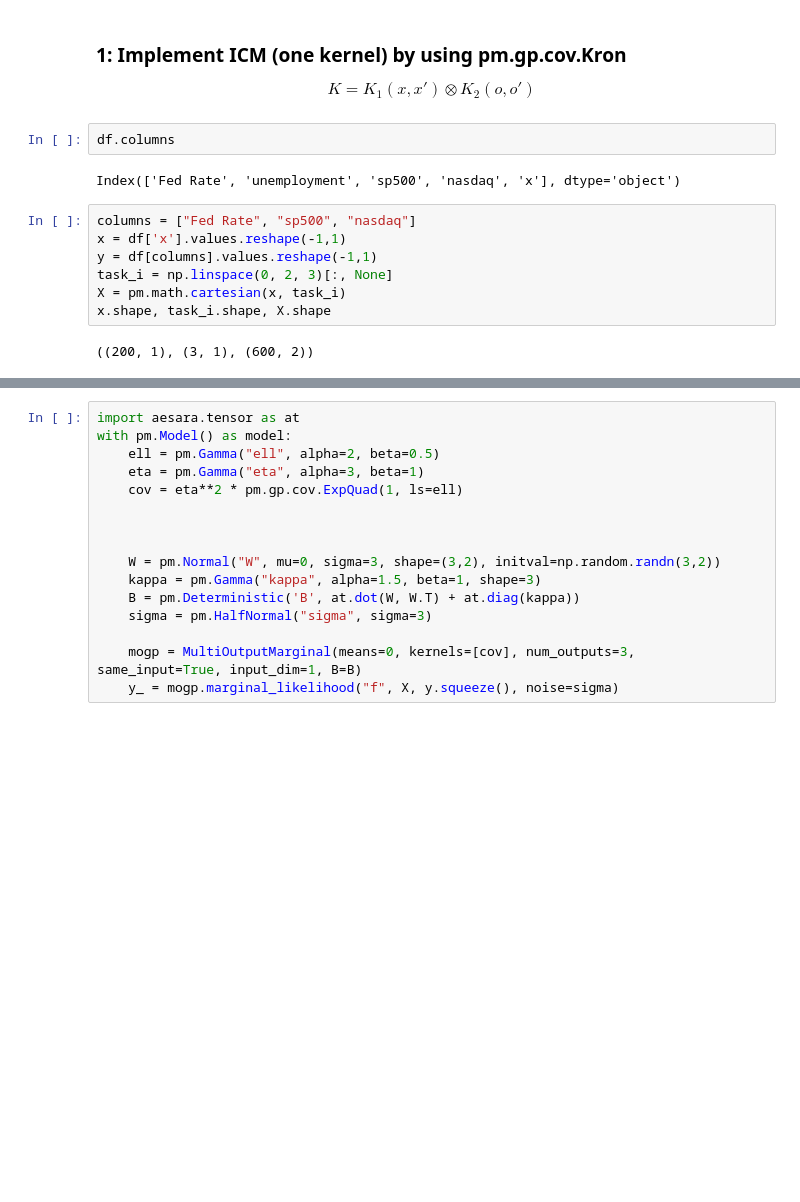
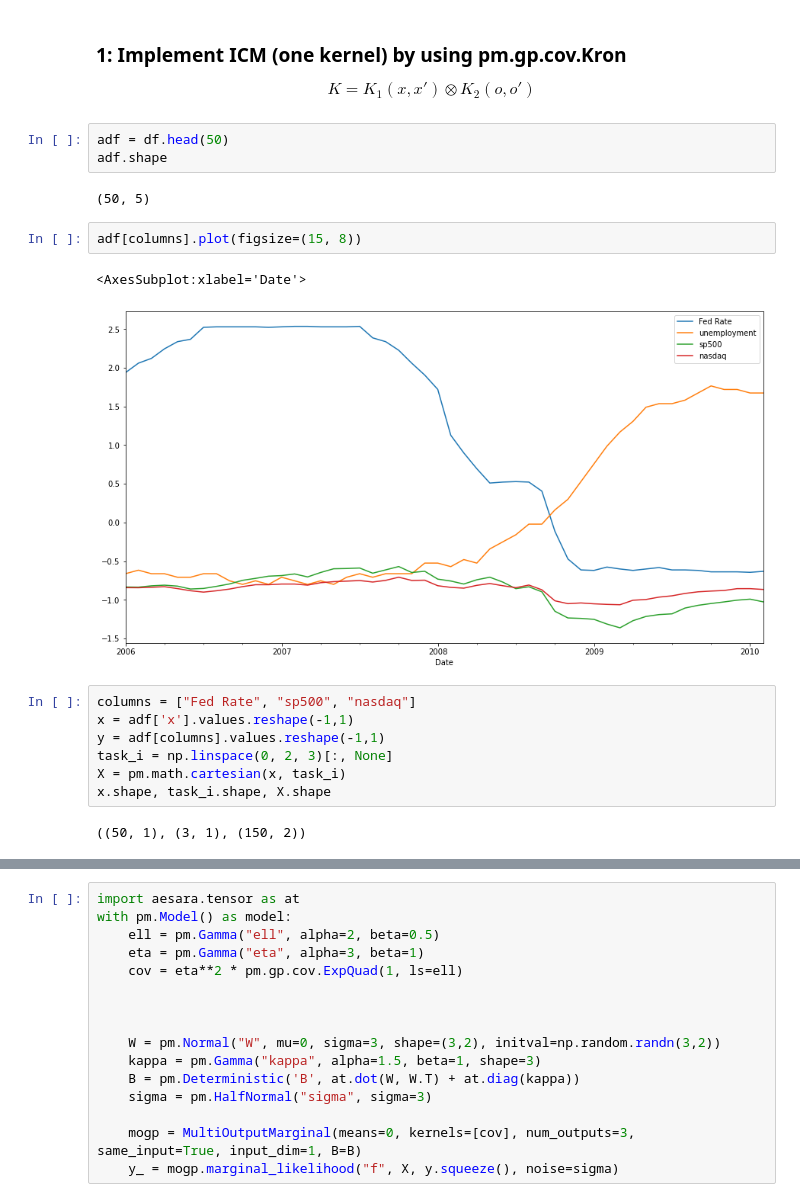
Before and after one commit to danhphan/gp_experiments, a Jupyter notebook: experiments/25_multitask_gp_economy_metrics.ipynb, the cells around one changed output, grey strips where cells are left out. Saved outputs shown, nothing was run; the diff lists cells and outputs as text; blank space fills up the shorter version.

```diff
--- a/experiments/25_multitask_gp_economy_metrics.ipynb
+++ b/experiments/25_multitask_gp_economy_metrics.ipynb
@@ -80,19 +81,25 @@ df[columns].plot(figsize=(15, 8))
 $$
 K = K_1(x, x') \otimes K_2(o, o')
 $$
-# %%
-df.columns
-# %% [output]
-Index(['Fed Rate', 'unemployment', 'sp500', 'nasdaq', 'x'], dtype='object')
+# %%
+adf = df.head(50)
+adf.shape
+# %% [output]
+(50, 5)
+# %%
+adf[columns].plot(figsize=(15, 8))
+# %% [output]
+<AxesSubplot:xlabel='Date'>
+[figure, added]
 # %%
 columns = ["Fed Rate", "sp500", "nasdaq"]
-x = df['x'].values.reshape(-1,1)
-y = df[columns].values.reshape(-1,1)
+x = adf['x'].values.reshape(-1,1)
+y = adf[columns].values.reshape(-1,1)
 task_i = np.linspace(0, 2, 3)[:, None]
 X = pm.math.cartesian(x, task_i)
 x.shape, task_i.shape, X.shape
 # %% [output]
-((200, 1), (3, 1), (600, 2))
+((50, 1), (3, 1), (150, 2))
 # %%
 X.shape, y.shape
 # %% [output]
```
Also changed, not shown: parts of 11 cells of this notebook.
